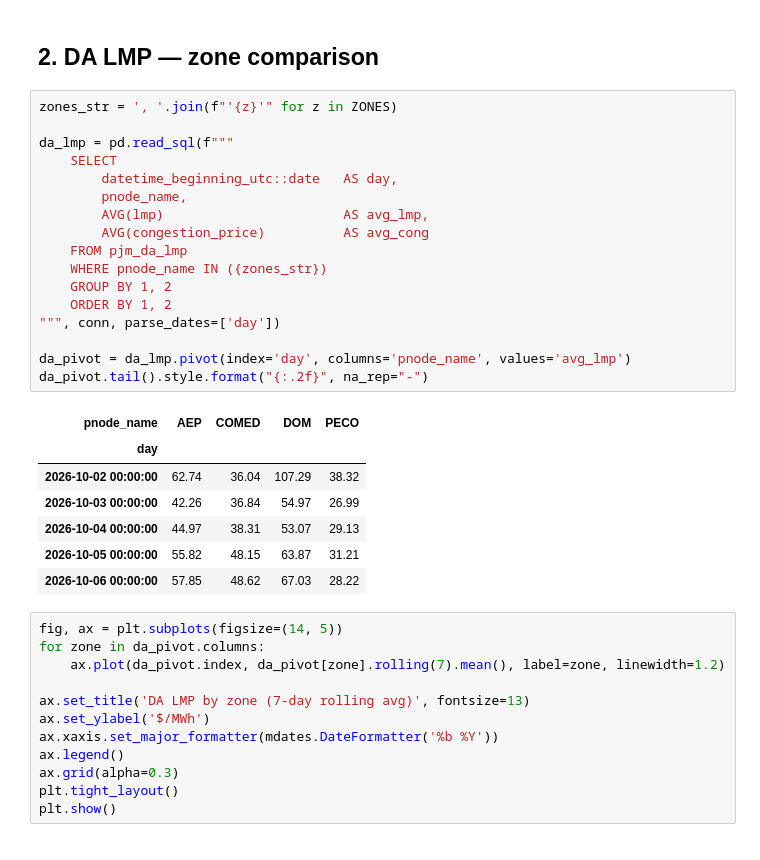
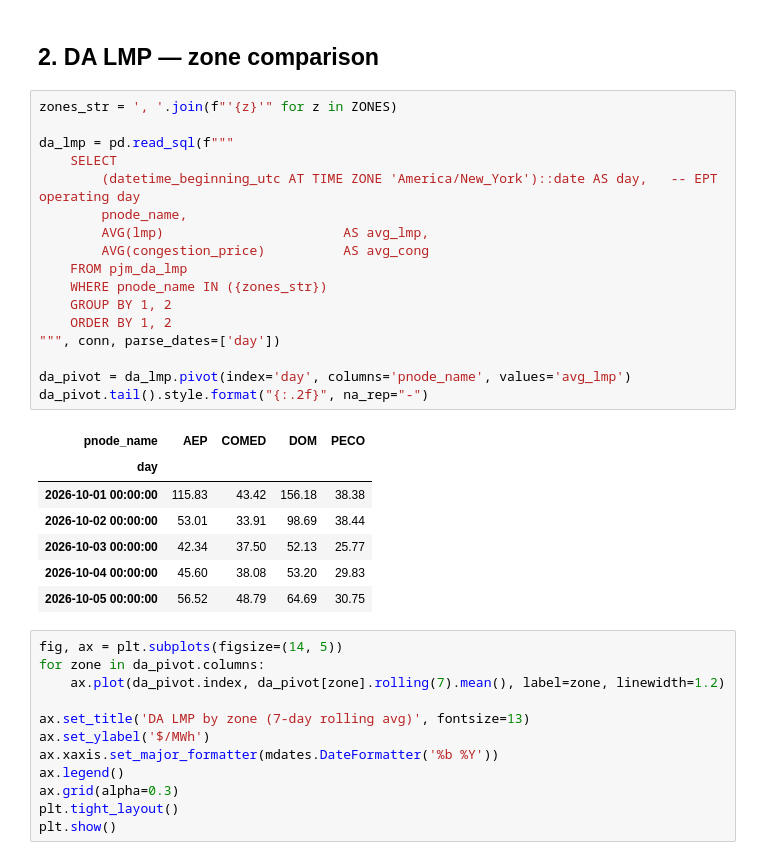
Before and after one commit to McSavage/pjm_pipeline, a Jupyter notebook: 01_lmp_explorer.ipynb, the cells around one changed output. Cells and saved outputs as stored; diff of their text form.

```diff
--- a/01_lmp_explorer.ipynb
+++ b/01_lmp_explorer.ipynb
@@ -43,28 +43,28 @@ pjm_pnodes                      rows=    21,237  (no timestamp column)
 # %%
 zones_str = ', '.join(f"'{z}'" for z in ZONES)
 
 da_lmp = pd.read_sql(f"""
     SELECT
-        datetime_beginning_utc::date   AS day,
+        (datetime_beginning_utc AT TIME ZONE 'America/New_York')::date AS day,   -- EPT operating day
         pnode_name,
         AVG(lmp)                       AS avg_lmp,
         AVG(congestion_price)          AS avg_cong
     FROM pjm_da_lmp
     WHERE pnode_name IN ({zones_str})
     GROUP BY 1, 2
     ORDER BY 1, 2
 """, conn, parse_dates=['day'])
 
 da_pivot = da_lmp.pivot(index='day', columns='pnode_name', values='avg_lmp')
 da_pivot.tail().style.format("{:.2f}", na_rep="-")
 # %% [output]
 | pnode_name | AEP | COMED | DOM | PECO |
 | day |  |  |  |  |
-| 2026-10-02 00:00:00 | 62.74 | 36.04 | 107.29 | 38.32 |
-| 2026-10-03 00:00:00 | 42.26 | 36.84 | 54.97 | 26.99 |
-| 2026-10-04 00:00:00 | 44.97 | 38.31 | 53.07 | 29.13 |
-| 2026-10-05 00:00:00 | 55.82 | 48.15 | 63.87 | 31.21 |
-| 2026-10-06 00:00:00 | 57.85 | 48.62 | 67.03 | 28.22 |
+| 2026-10-01 00:00:00 | 115.83 | 43.42 | 156.18 | 38.38 |
+| 2026-10-02 00:00:00 | 53.01 | 33.91 | 98.69 | 38.44 |
+| 2026-10-03 00:00:00 | 42.34 | 37.50 | 52.13 | 25.77 |
+| 2026-10-04 00:00:00 | 45.60 | 38.08 | 53.20 | 29.83 |
+| 2026-10-05 00:00:00 | 56.52 | 48.79 | 64.69 | 30.75 |
 # %%
 fig, ax = plt.subplots(figsize=(14, 5))
 for zone in da_pivot.columns:
```
Also changed, not shown: parts of 7 cells of this notebook, 2 other files.
